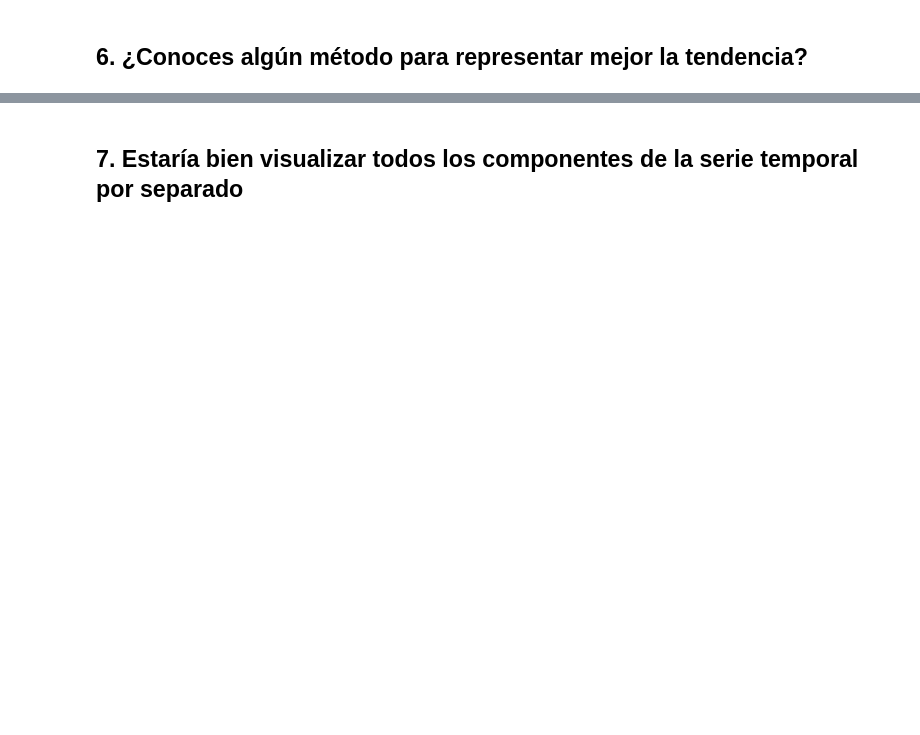
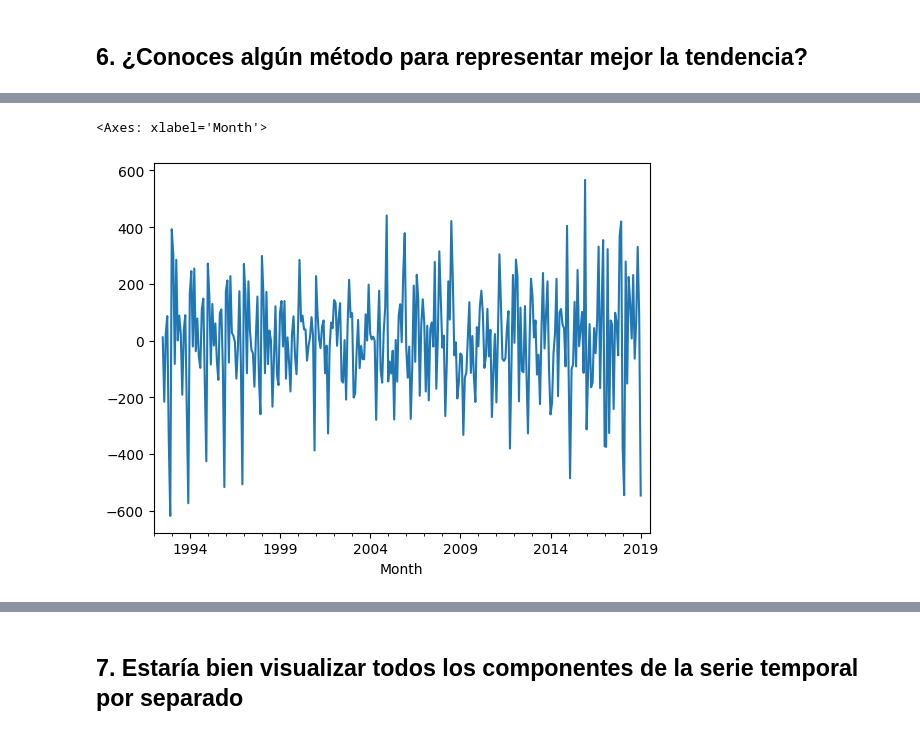
Before and after one commit to MNievas12/2411_dsft_thebridge, a Jupyter notebook: 3-Machine_Learning/1-Supervisado/5-Time_Series/ejercicios/1_ejercicio time series analysis.ipynb, the cells around one changed output, grey strips where cells are left out. Cells and saved outputs as stored; diff of their text form; code cells hidden in the pictures; blank space fills up the shorter version.

```diff
--- a/3-Machine_Learning/1-Supervisado/5-Time_Series/ejercicios/1_ejercicio time series analysis.ipynb
+++ b/3-Machine_Learning/1-Supervisado/5-Time_Series/ejercicios/1_ejercicio time series analysis.ipynb
@@ -26,0 +227,5 @@ Para este ejercicio vas a trabajar con el histórico de valores en bolsa de una
+# %%
+result_add.resid.plot()
+# %% [output]
+<Axes: xlabel='Month'>
+[figure, added]
```
Also changed, not shown: parts of 39 cells of this notebook, 1 other file.
